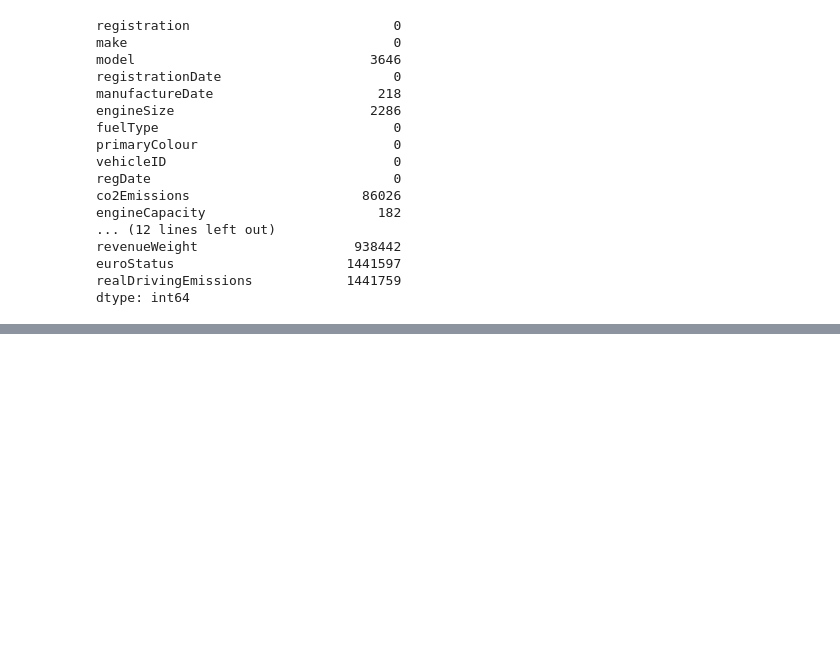
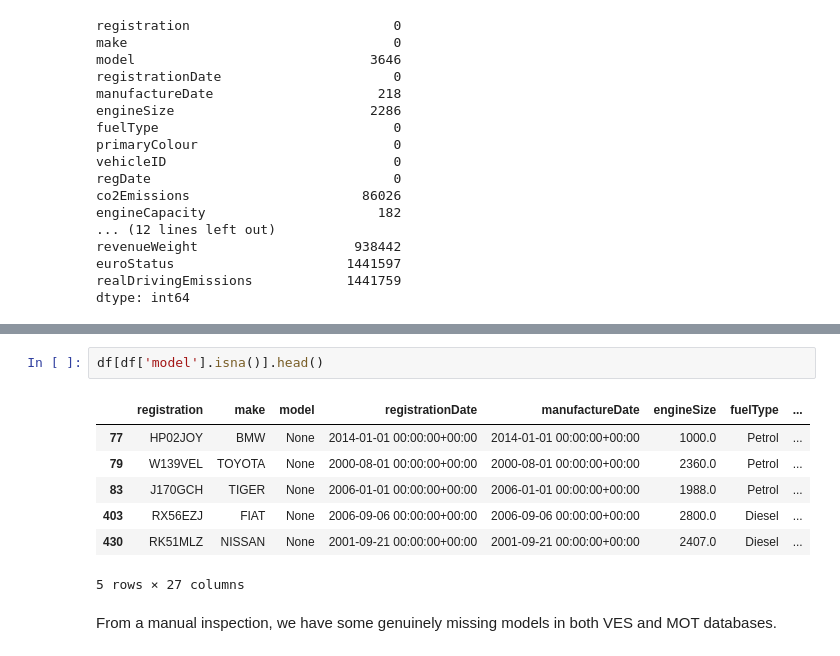
Before and after one commit to New-AutoMotive/BN_vehicle_data_experiments, a Jupyter notebook: 6) VES meet MOT.ipynb, the cells around one changed output, grey strips where cells are left out. Drawn from its saved outputs; the diff is of its cells as text; blank space fills up the shorter version.

```diff
--- a/6) VES meet MOT.ipynb
+++ b/6) VES meet MOT.ipynb
@@ -162,0 +196,12 @@ dtype: int64
+# %%
+df[df['model'].isna()].head()
+# %% [output]
+|  | registration | make | model | registrationDate | manufactureDate | engineSize | fuelType | ... |
+| 77 | HP02JOY | BMW | None | 2014-01-01 00:00:00+00:00 | 2014-01-01 00:00:00+00:00 | 1000.0 | Petrol | ... |
+| 79 | W139VEL | TOYOTA | None | 2000-08-01 00:00:00+00:00 | 2000-08-01 00:00:00+00:00 | 2360.0 | Petrol | ... |
+| 83 | J170GCH | TIGER | None | 2006-01-01 00:00:00+00:00 | 2006-01-01 00:00:00+00:00 | 1988.0 | Petrol | ... |
+| 403 | RX56EZJ | FIAT | None | 2006-09-06 00:00:00+00:00 | 2006-09-06 00:00:00+00:00 | 2800.0 | Diesel | ... |
+| 430 | RK51MLZ | NISSAN | None | 2001-09-21 00:00:00+00:00 | 2001-09-21 00:00:00+00:00 | 2407.0 | Diesel | ... |
+5 rows × 27 columns
+# %% [markdown]
+From a manual inspection, we have some genuinely missing models in both VES and MOT databases.
```
Also changed, not shown: parts of 51 cells of this notebook, 1 other file.
